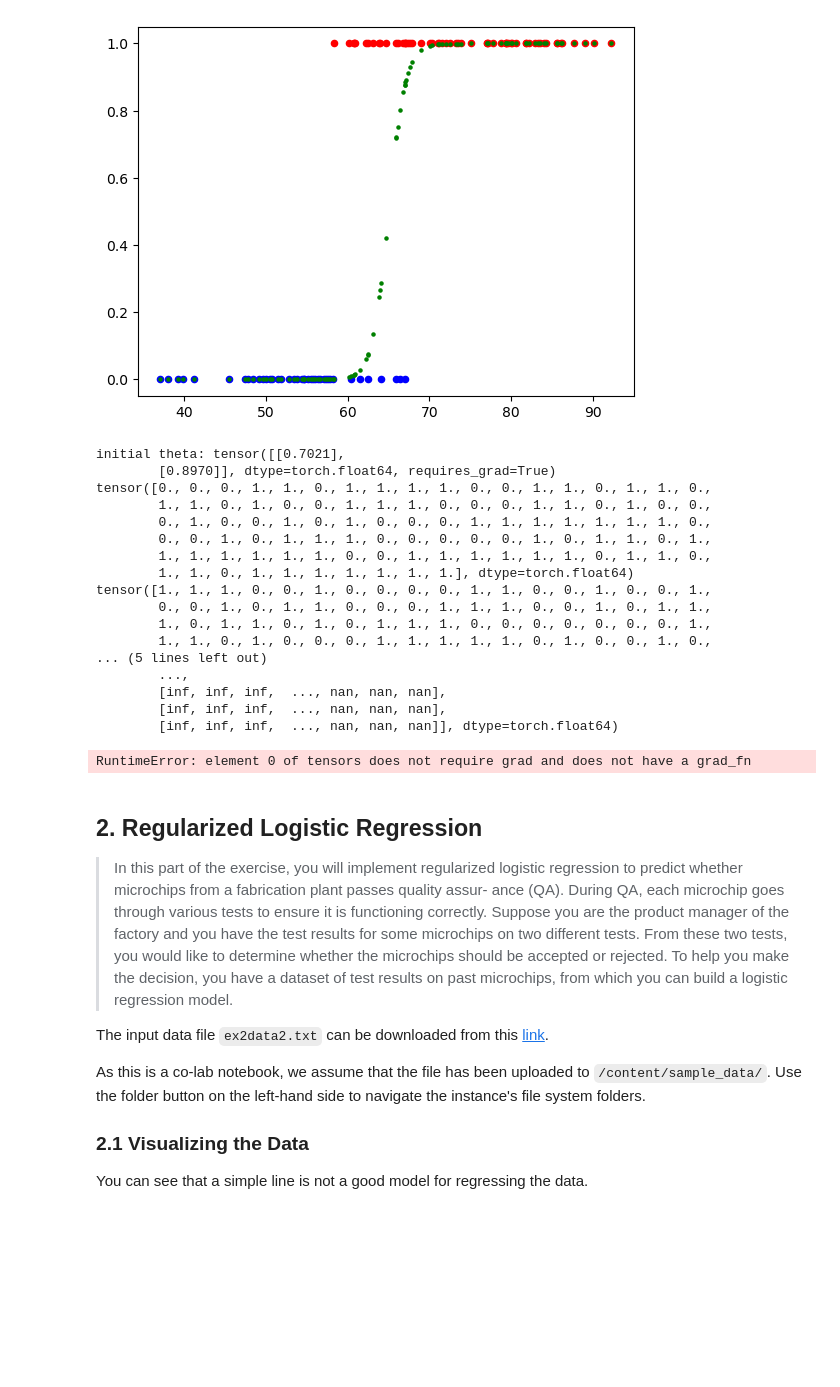
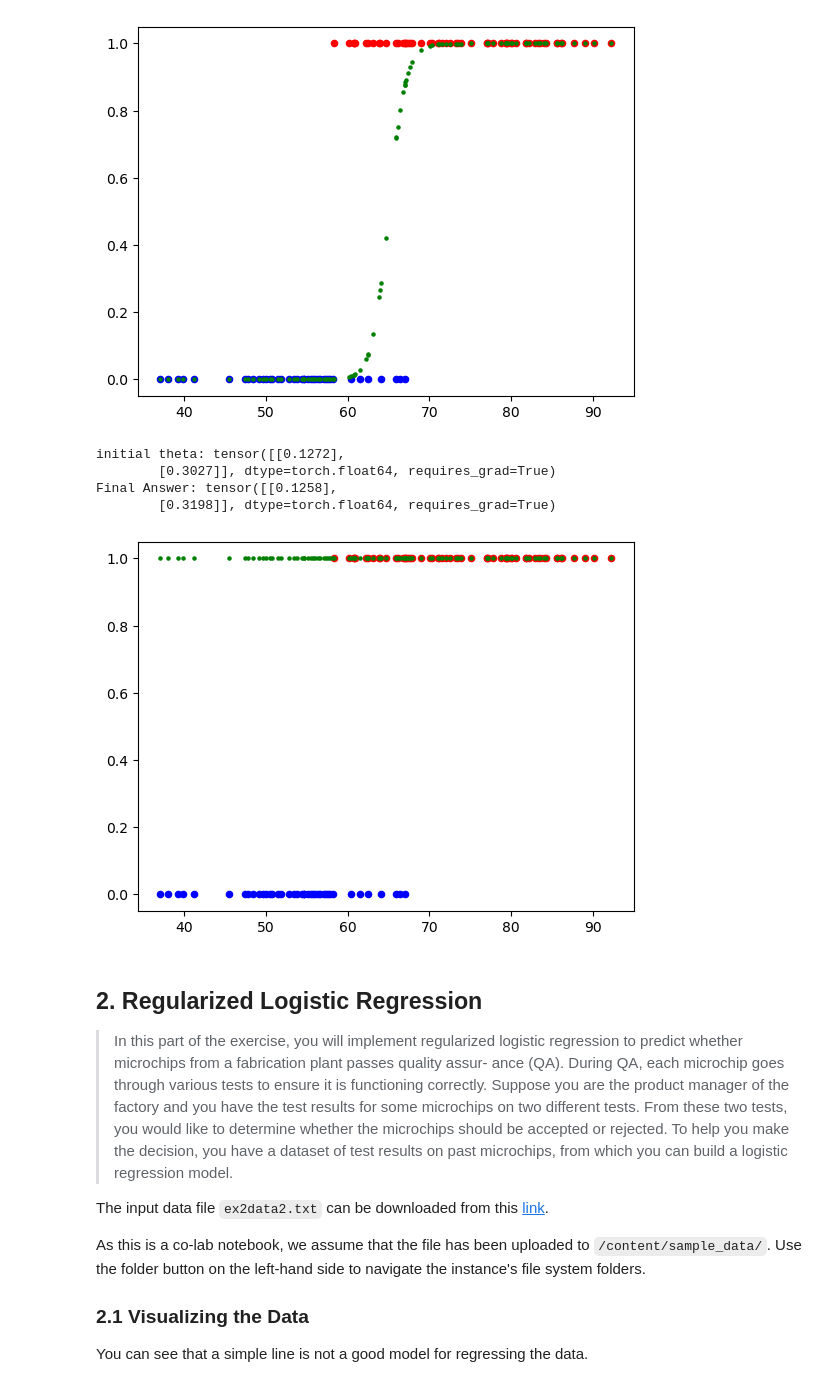
Before and after one commit to 22AZhang/Project4-ML, a Jupyter notebook: Logistic Regression/Project_4_Exercise_2_Logistic_Regression.ipynb, the cells around one changed output. Drawn from its saved outputs; the diff is of its cells as text; code cells hidden in the pictures; blank space fills up the shorter version.

Commit message:
removed errors but logistic fit doesn't fit well

```diff
--- a/Logistic Regression/Project_4_Exercise_2_Logistic_Regression.ipynb
+++ b/Logistic Regression/Project_4_Exercise_2_Logistic_Regression.ipynb
@@ -70,7 +70,7 @@ plt.show()
 score1 = data[:,0]
 score2 = data[:,1]
 result = torch.from_numpy(data[:,2])
-ave_score = torch.from_numpy(0.5*(score1 + score2))
+ave_score = 0.5*(score1 + score2)
 print(ave_score.shape)
 print(result.shape)
 
@@ -111,14 +111,11 @@ plt.show()
 
 def predict_torch(X_, th_):
   res = torch.matmul(X_.T,th_)
-  return 1 / 1 + np.exp(-res.detach().numpy())
+  return 1 / (1 + torch.exp(-res))
 
 def calc_loss_torch( X_train, Y_true, th ):
   y_pred = predict_torch(X_train,th)
-  # print(-Y_true*np.log(y_pred))
-  print(Y_true)
-  print((1-Y_true))
-  loss = (-Y_true*np.log(y_pred) - (1-Y_true)*np.log(1-y_pred))
+  loss = torch.mean((-Y_true*torch.log(y_pred) - (1-Y_true)*torch.log(1-y_pred)))
   return loss
 
 # try it out
@@ -149,24 +146,19 @@ for i in range(0,n_steps):
 
 print("Final Answer: " +str(th_t))
 # %% [output]
-initial theta: tensor([[0.7021],
-        [0.8970]], dtype=torch.float64, requires_grad=True)
-tensor([0., 0., 0., 1., 1., 0., 1., 1., 1., 1., 0., 0., 1., 1., 0., 1., 1., 0.,
-        1., 1., 0., 1., 0., 0., 1., 1., 1., 0., 0., 0., 1., 1., 0., 1., 0., 0.,
-        0., 1., 0., 0., 1., 0., 1., 0., 0., 0., 1., 1., 1., 1., 1., 1., 1., 0.,
-        0., 0., 1., 0., 1., 1., 1., 0., 0., 0., 0., 0., 1., 0., 1., 1., 0., 1.,
-        1., 1., 1., 1., 1., 1., 0., 0., 1., 1., 1., 1., 1., 1., 0., 1., 1., 0.,
-        1., 1., 0., 1., 1., 1., 1., 1., 1., 1.], dtype=torch.float64)
-tensor([1., 1., 1., 0., 0., 1., 0., 0., 0., 0., 1., 1., 0., 0., 1., 0., 0., 1.,
-        0., 0., 1., 0., 1., 1., 0., 0., 0., 1., 1., 1., 0., 0., 1., 0., 1., 1.,
-        1., 0., 1., 1., 0., 1., 0., 1., 1., 1., 0., 0., 0., 0., 0., 0., 0., 1.,
-        1., 1., 0., 1., 0., 0., 0., 1., 1., 1., 1., 1., 0., 1., 0., 0., 1., 0.,
-... (5 lines left out)
-        ...,
-        [inf, inf, inf,  ..., nan, nan, nan],
-        [inf, inf, inf,  ..., nan, nan, nan],
-        [inf, inf, inf,  ..., nan, nan, nan]], dtype=torch.float64)
+initial theta: tensor([[0.1272],
+        [0.3027]], dtype=torch.float64, requires_grad=True)
+Final Answer: tensor([[0.1258],
+        [0.3198]], dtype=torch.float64, requires_grad=True)
-RuntimeError: element 0 of tensors does not require grad and does not have a grad_fn
+# %%
+pred = logistic_fn(ave_score, th_t.detach().numpy())
+
+plt.scatter(ave_score_passing, result_passing, s=20, c='r')
+plt.scatter(ave_score_failing, result_failing, s=20, c='b')
+plt.scatter(ave_score, pred, s=5, c='g')
+plt.show()
+# %% [output]
+[figure, added]
 # %% [markdown]
 ## 2. Regularized Logistic Regression
 
```
Also changed, not shown: parts of 1 cell of this notebook.
